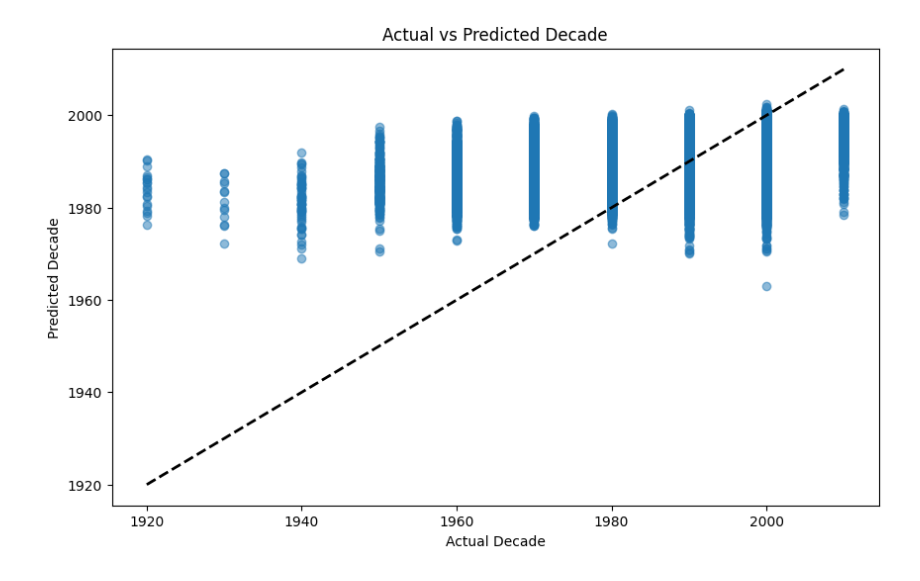
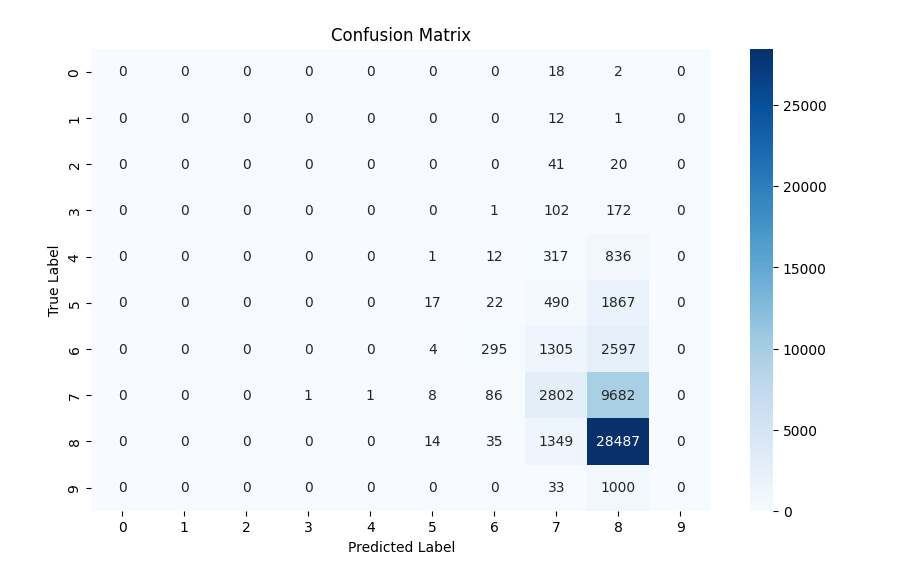
Before and after one commit to Ncouch64/Machine-Learning-Project, a Jupyter notebook: decades.ipynb, the cells around one changed output. Cells and saved outputs as stored; diff of their text form; code cells hidden in the pictures.

```diff
--- a/decades.ipynb
+++ b/decades.ipynb
@@ -290,11 +145,13 @@ X_test
 # %%
 import pandas as pd
-from sklearn.ensemble import RandomForestRegressor
-from sklearn.metrics import mean_squared_error, r2_score, mean_absolute_error
+from sklearn.ensemble import RandomForestClassifier
+from sklearn.model_selection import train_test_split, RandomizedSearchCV
+from sklearn.metrics import accuracy_score, classification_report, confusion_matrix
 import matplotlib.pyplot as plt
+import seaborn as sns
 
 # Load the data
-data = pd.read_csv('data/YearPredictionMSD.txt', delimiter=',')  # Adjust delimiter if necessary
+data = pd.read_csv('dataset/YearPredictionMSD.txt', delimiter=',')
 print(data.head())
 
 # Convert year to decade
@@ -305,53 +162,63 @@ train_data = data.iloc[:463715]
 test_data = data.iloc[-51630:]
 
 # Separate features and target for the training data
-X_train = train_data.drop(columns=['Decade', train_data.columns[0]])  # Exclude the Year and Decade columns
-y_train = train_data['Decade']    # The Decade column
+X_train_full = train_data.drop(columns=['Decade', train_data.columns[0]])  # Exclude the Year and Decade columns
+y_train_full = train_data['Decade']    # The Decade column
 
 # Separate features and target for the test data
 X_test = test_data.drop(columns=['Decade', test_data.columns[0]])    # Exclude the Year and Decade columns
 y_test = test_data['Decade']      # The Decade column
 
-# Train Random Forest Regressor
-rf = RandomForestRegressor()
-rf.fit(X_train, y_train)
+# Reduce the training dataset size to 1/4
+X_train, _, y_train, _ = train_test_split(X_train_full, y_train_full, test_size=0.75, random_state=42)
+
+# Initialize the RandomForestClassifier
+rf_clf = RandomForestClassifier(random_state=42)
+
+# Define the hyperparameter grid
+param_dist = {
+    'n_estimators': [50, 100, 200],
+    'max_depth': [None, 10, 20, 30],
+    'min_samples_split': [2, 5, 10],
+    'min_samples_leaf': [1, 2, 4],
+    'bootstrap': [True, False]
+}
+
+# Initialize RandomizedSearchCV
+random_search = RandomizedSearchCV(estimator=rf_clf, param_distributions=param_dist,
+                                   n_iter=50, cv=3, verbose=2, random_state=42, n_jobs=-1)
+
+# Fit RandomizedSearchCV to the training data
+random_search.fit(X_train, y_train)
+
+# Get the best estimator
+best_rf_clf = random_search.best_estimator_
 
 # Predict on the training set
-y_train_pred = rf.predict(X_train)
+y_train_pred = best_rf_clf.predict(X_train)
 
 # Predict on the test set
-y_test_pred = rf.predict(X_test)
+y_test_pred = best_rf_clf.predict(X_test)
 
 # Evaluate the model on the training set
-train_mse = mean_squared_error(y_train, y_train_pred)
-train_r2 = r2_score(y_train, y_train_pred)
-train_mae = mean_absolute_error(y_train, y_train_pred)
-train_rmse = train_mse ** 0.5
-
-print(f'Training Mean Squared Error: {train_mse}')
-print(f'Training R² Score: {train_r2}')
-print(f'Training Mean Absolute Error: {train_mae}')
-print(f'Training Root Mean Squared Error: {train_rmse}')
+train_accuracy = accuracy_score(y_train, y_train_pred)
+print(f'Training Accuracy: {train_accuracy}')
+print('Training Classification Report:')
+print(classification_report(y_train, y_train_pred))
 
 # Evaluate the model on the test set
-test_mse = mean_squared_error(y_test, y_test_pred)
-test_r2 = r2_score(y_test, y_test_pred)
-test_mae = mean_absolute_error(y_test, y_test_pred)
-test_rmse = test_mse ** 0.5
+test_accuracy = accuracy_score(y_test, y_test_pred)
+print(f'Test Accuracy: {test_accuracy}')
+print('Test Classification Report:')
+print(classification_report(y_test, y_test_pred))
 
-print(f'Test Mean Squared Error: {test_mse}')
-print(f'Test R² Score: {test_r2}')
-print(f'Test Mean Absolute Error: {test_mae}')
-print(f'Test Root Mean Squared Error: {test_rmse}')
-
-# Plot the actual vs predicted values for the test set
+# Plot the confusion matrix for the test set
+conf_matrix = confusion_matrix(y_test, y_test_pred)
 plt.figure(figsize=(10, 6))
-plt.scatter(y_test, y_test_pred, alpha=0.5)
-plt.plot([min(y_test.min(), y_test_pred.min()), max(y_test.max(), y_test_pred.max())],
-         [min(y_test.min(), y_test_pred.min()), max(y_test.max(), y_test_pred.max())], 'k--', lw=2)
-plt.xlabel('Actual Decade')
-plt.ylabel('Predicted Decade')
-plt.title('Actual vs Predicted Decade')
+sns.heatmap(conf_matrix, annot=True, fmt='d', cmap='Blues')
+plt.xlabel('Predicted Label')
+plt.ylabel('True Label')
+plt.title('Confusion Matrix')
 plt.show()
 # %% [output]
    2001  49.94357  21.47114  73.07750   8.74861  -17.40628  -13.09905  \
@@ -374 +258 @@ Test Root Mean Squared Error: 9.36905724631128
-[figure, old version]
+[figure, new version]
```
Also changed, not shown: parts of 12 cells of this notebook, 8 other files.
